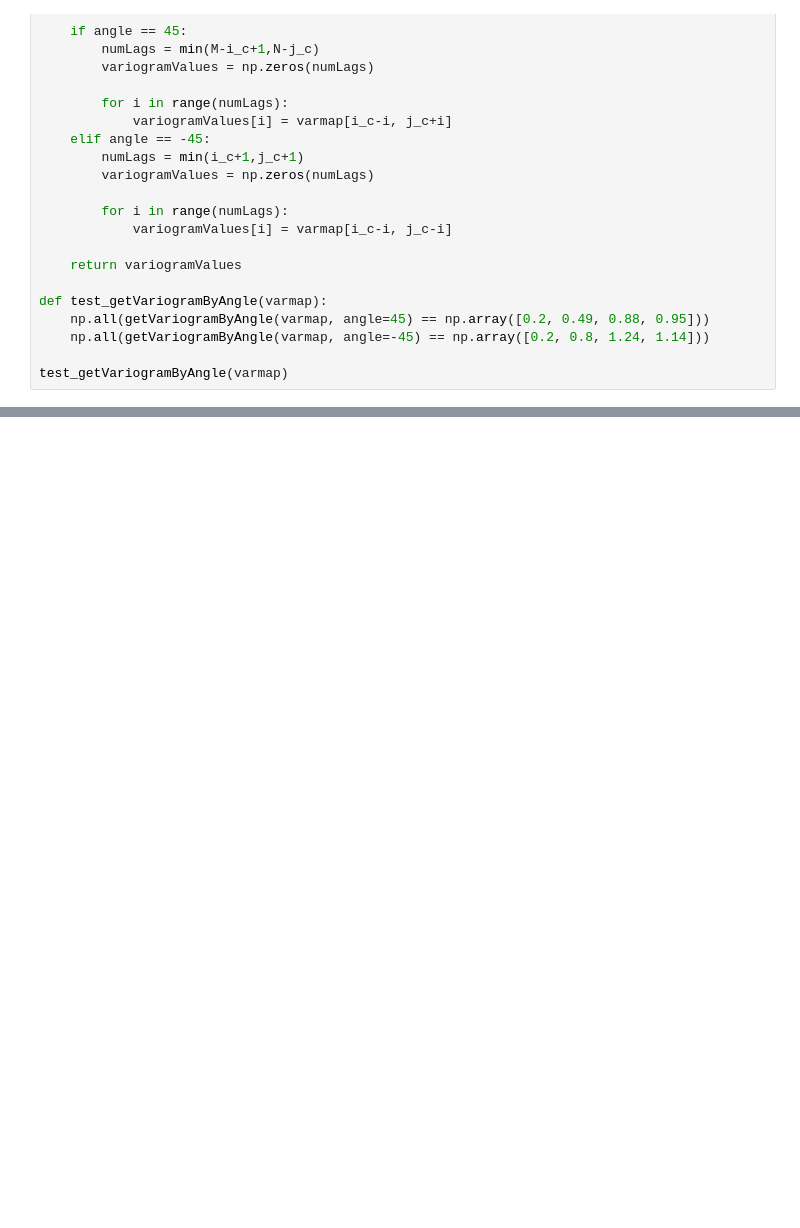
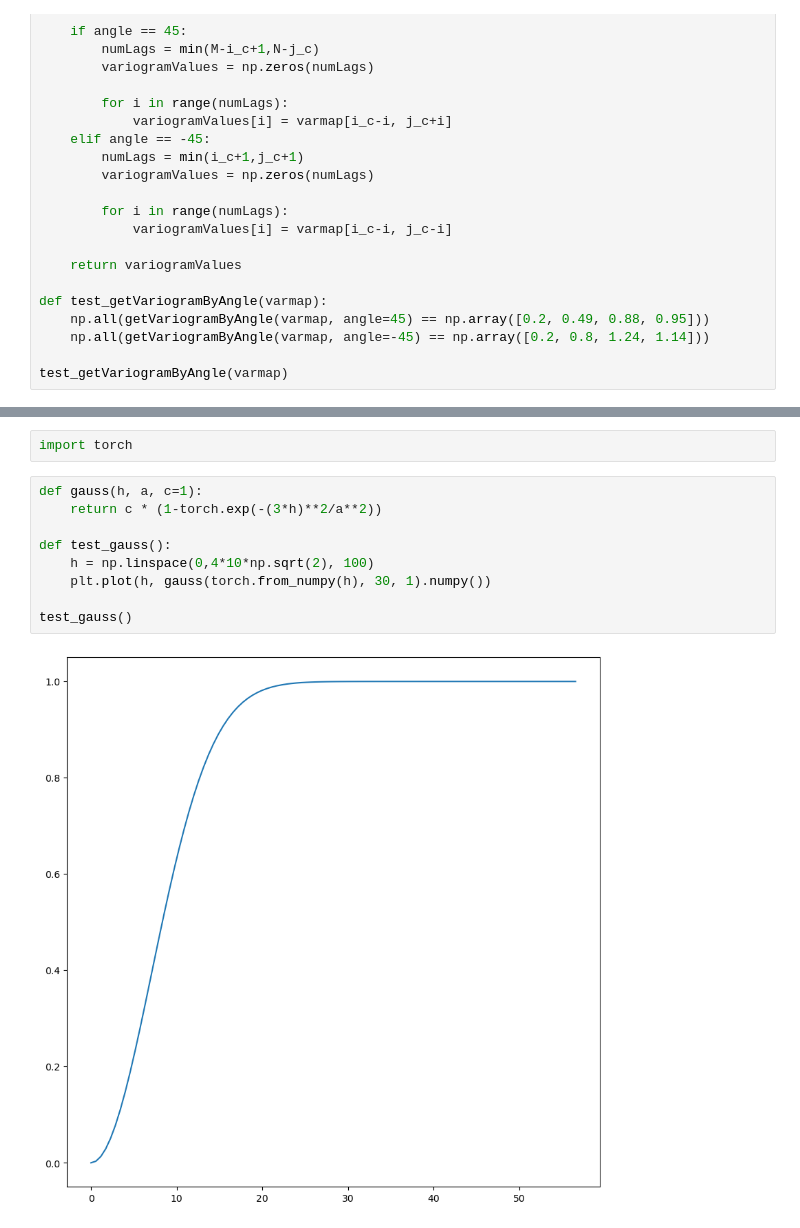
Before and after one commit to AtilaSaraiva/learning_variogram_and_stuff, a Jupyter notebook: src/assignment 5.ipynb, the cells around one changed output, grey strips where cells are left out. Drawn from its saved outputs; the diff is of its cells as text; blank space fills up the shorter version.

```diff
--- a/src/assignment 5.ipynb
+++ b/src/assignment 5.ipynb
@@ -46,0 +66,13 @@ test_getVariogramByAngle(varmap)
+# %%
+import torch
+# %%
+def gauss(h, a, c=1):
+    return c * (1-torch.exp(-(3*h)**2/a**2))
+
+def test_gauss():
+    h = np.linspace(0,4*10*np.sqrt(2), 100)
+    plt.plot(h, gauss(torch.from_numpy(h), 30, 1).numpy())
+
+test_gauss()
+# %% [output]
+[figure, added]
```
Also changed, not shown: parts of 8 cells of this notebook, 1 other file.
